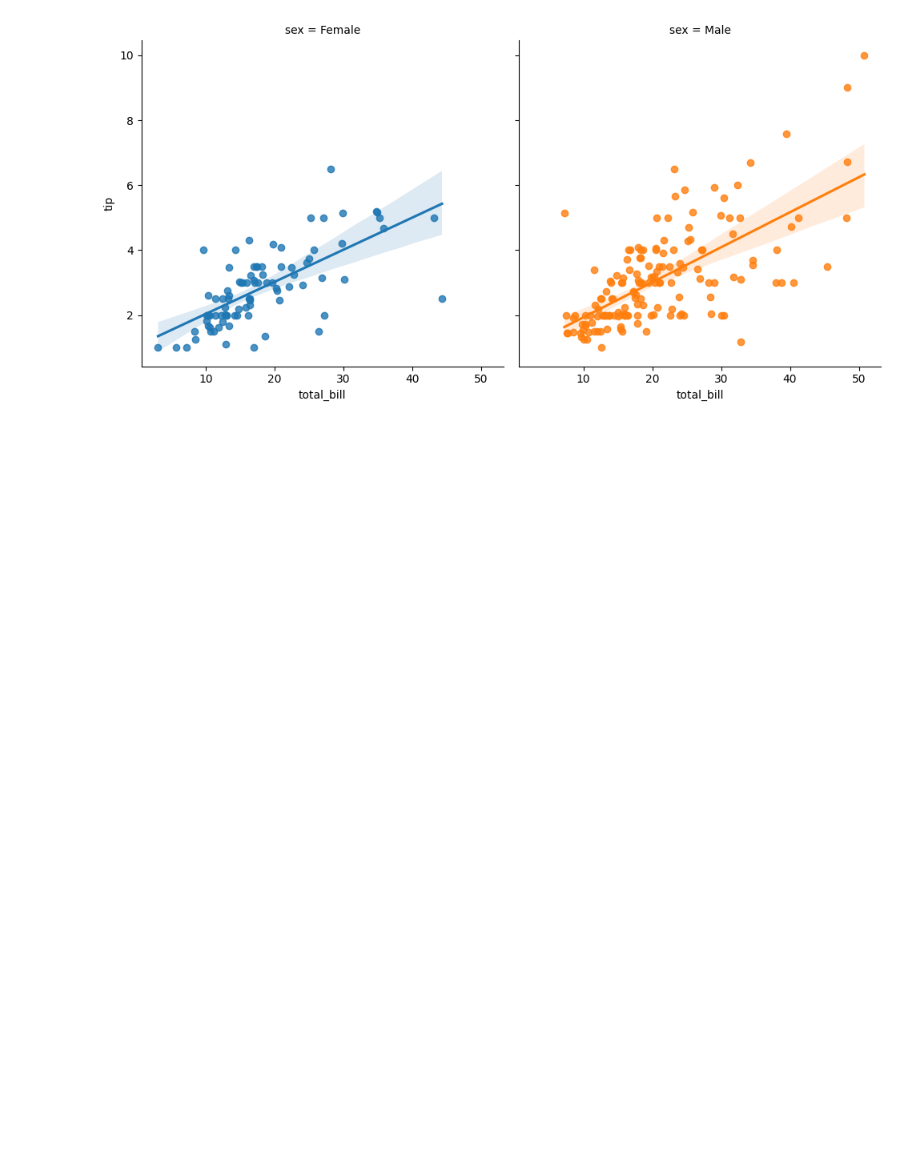
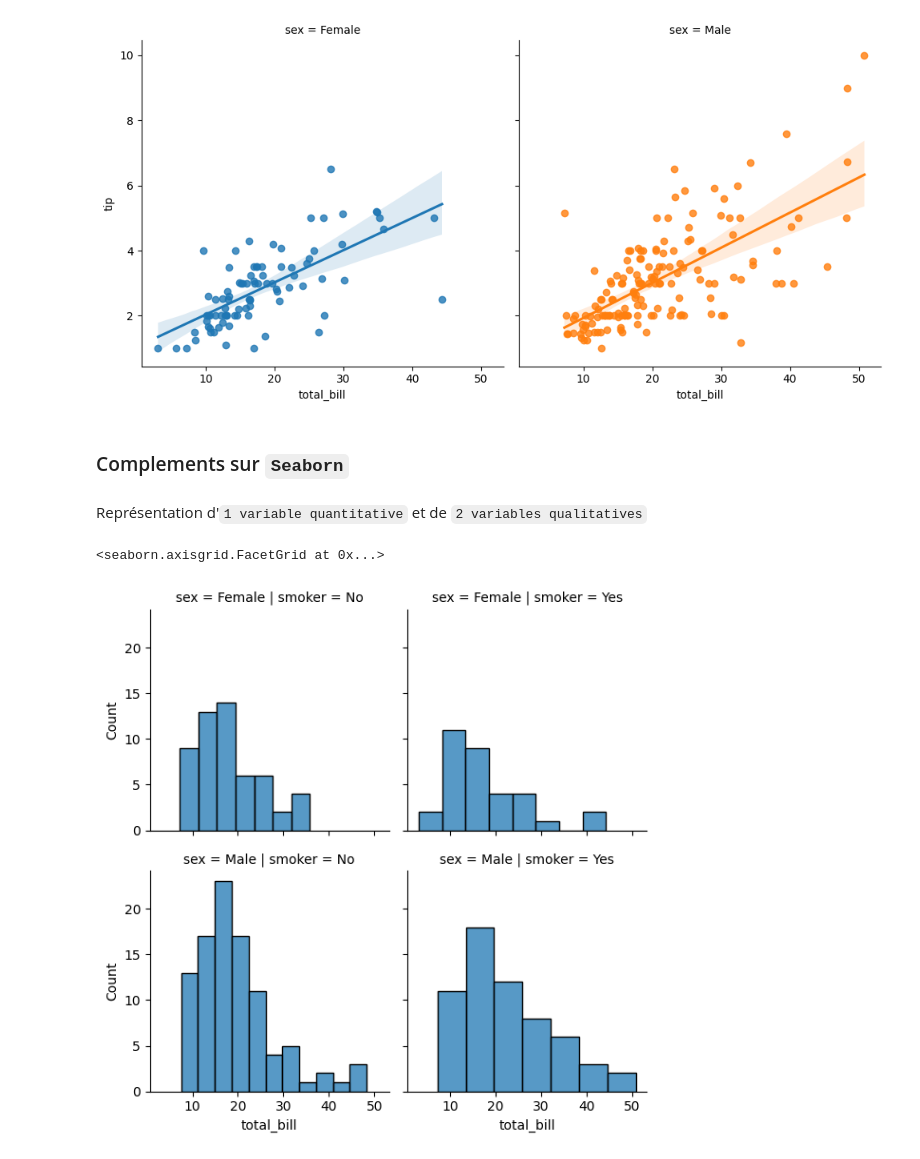
Before and after one commit to DavidTGAUTIER/mini-projects, a Jupyter notebook: Pandas-Stats/stats.ipynb, the cells around one changed output. Saved outputs shown, nothing was run; the diff lists cells and outputs as text; code cells hidden in the pictures; blank space fills up the shorter version.

```diff
--- a/Pandas-Stats/stats.ipynb
+++ b/Pandas-Stats/stats.ipynb
@@ -1237,3 +1237,13 @@ Représentation de `2 variables quantitatives` avec `1 qualitative`
 sns.lmplot(data=tips, x="total_bill", y="tip", hue="sex", col="sex");
 # %% [output]
 [figure]
+# %% [markdown]
+### Complements sur `Seaborn`
+# %% [markdown]
+Représentation d'`1 variable quantitative` et de `2 variables qualitatives`
+# %%
+p = sns.FacetGrid(tips, row="sex", col="smoker")
+p.map(sns.histplot, "total_bill");
+# %% [output]
+<seaborn.axisgrid.FacetGrid at 0x...>
+[figure, added]
```
Also changed, not shown: parts of 21 cells of this notebook.
